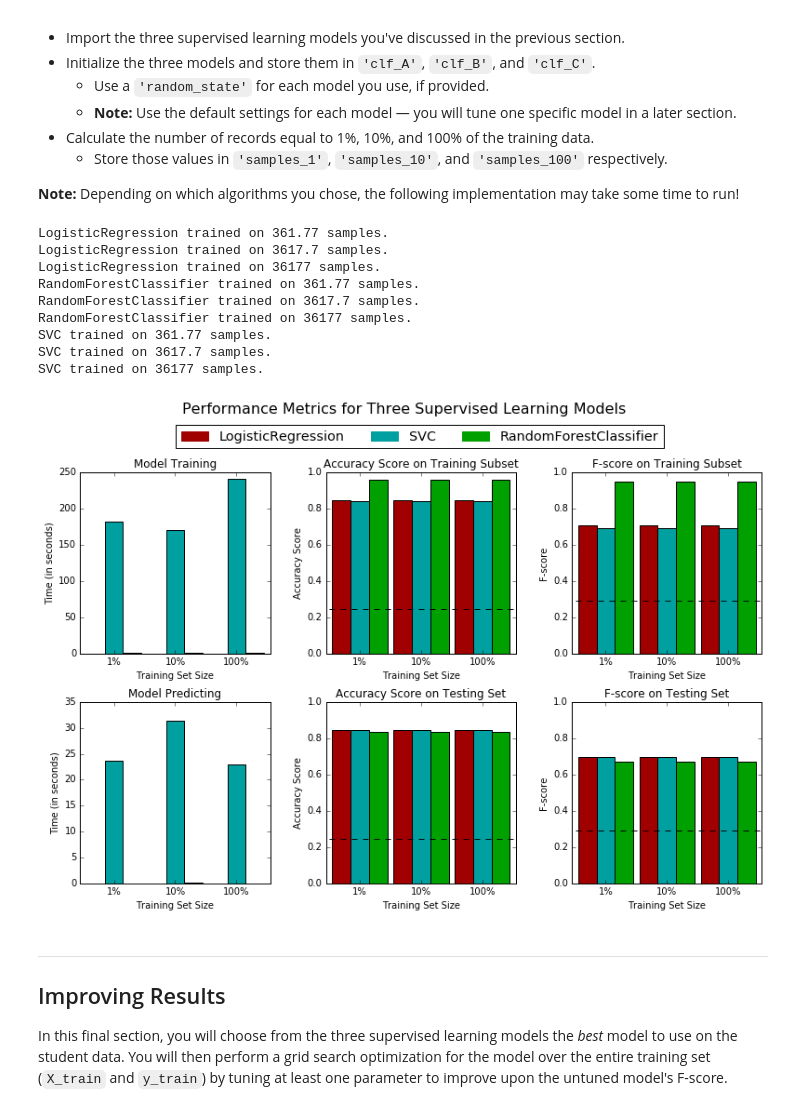
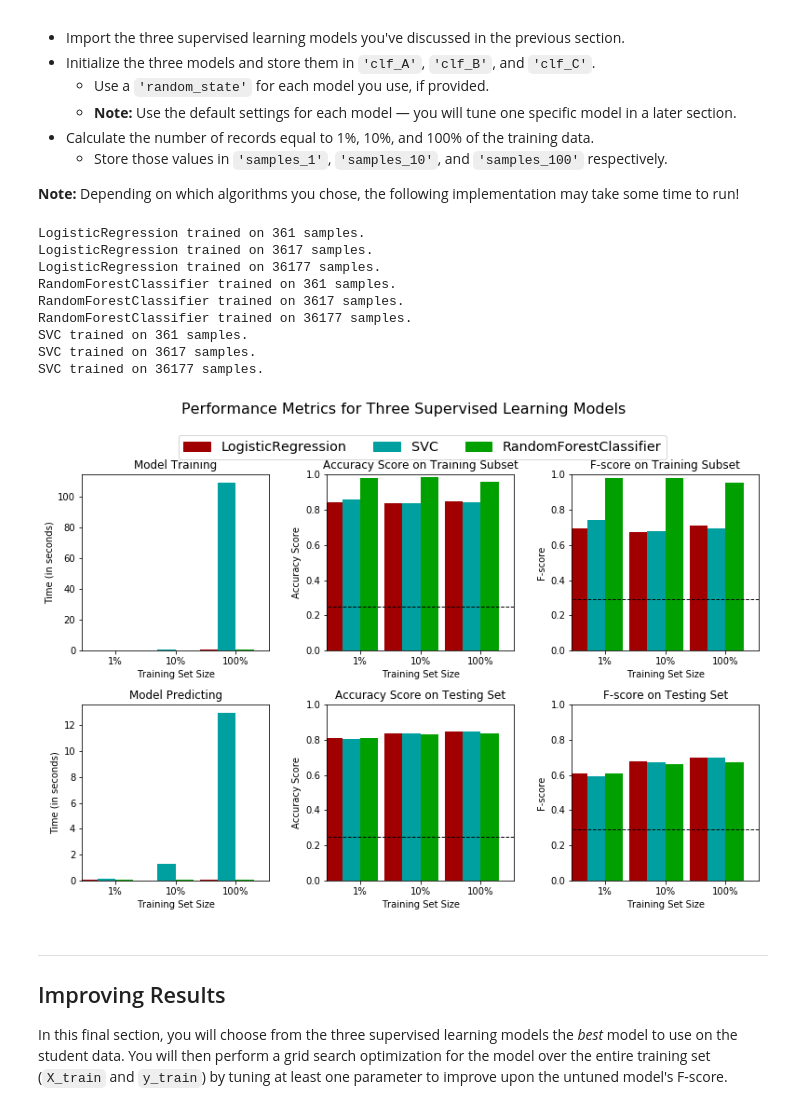
Before and after one commit to H2OLab/machine-learning, a Jupyter notebook: projects/finding_donors/finding_donors.ipynb, the cells around one changed output. Cells and saved outputs as stored; diff of their text form; code cells hidden in the pictures.

```diff
--- a/projects/finding_donors/finding_donors.ipynb
+++ b/projects/finding_donors/finding_donors.ipynb
@@ -332,7 +333,7 @@ def train_predict(learner, sample_size, X_train, y_train, X_test, y_test):
     # TODO: Fit the learner to the training data using slicing with 'sample_size'
     start = time() # Get start time
     learner = learner
-    learner.fit(X_train, y_train)
+    learner.fit(X_train[:sample_size], y_train[:sample_size])
     end = time() # Get end time
 
     # TODO: Calculate the training time
@@ -385,42 +386,42 @@ from sklearn.tree import DecisionTreeClassifier
 from sklearn import linear_model
 # TODO: Initialize the three models
 clf_A = GaussianNB()
 clf_B = svm.SVC(kernel='linear', C = 1.0,  random_state=20)
 clf_C =  RandomForestClassifier(n_estimators=10, max_depth=None,
                                 min_samples_split=2, random_state=20)
 clf_D = DecisionTreeClassifier(max_depth=None, min_samples_split=2,
                                random_state=0)
 clf_E = linear_model.LogisticRegression(random_state=20)
 
 # TODO: Calculate the number of samples for 1%, 10%, and 100% of the training data
 samples_100 = len(X_train)
-samples_1 = samples_100 * 0.01
-samples_10 = samples_100 * 0.1
+samples_1 = int(samples_100 * 0.01)
+samples_10 = int(samples_100 * 0.1)
 
 
 # Collect results on the learners
 results = {}
 # for clf in [clf_A, clf_D, clf_B]:
 for clf in [clf_E, clf_C, clf_B]:
     clf_name = clf.__class__.__name__
     results[clf_name] = {}
     for i, samples in enumerate([samples_1, samples_10, samples_100]):
         results[clf_name][i] = \
         train_predict(clf, samples, X_train, y_train, X_test, y_test)
 
 # Run metrics visualization for the three supervised learning models chosen
 vs.evaluate(results, accuracy, fscore)
 # %% [output]
-LogisticRegression trained on 361.77 samples.
-LogisticRegression trained on 3617.7 samples.
+LogisticRegression trained on 361 samples.
+LogisticRegression trained on 3617 samples.
 LogisticRegression trained on 36177 samples.
-RandomForestClassifier trained on 361.77 samples.
-RandomForestClassifier trained on 3617.7 samples.
+RandomForestClassifier trained on 361 samples.
+RandomForestClassifier trained on 3617 samples.
 RandomForestClassifier trained on 36177 samples.
-SVC trained on 361.77 samples.
-SVC trained on 3617.7 samples.
+SVC trained on 361 samples.
+SVC trained on 3617 samples.
 SVC trained on 36177 samples.
-[figure, old version]
+[figure, new version]
 # %% [markdown]
 ----
 ## Improving Results
```
Also changed, not shown: parts of 8 cells of this notebook.
